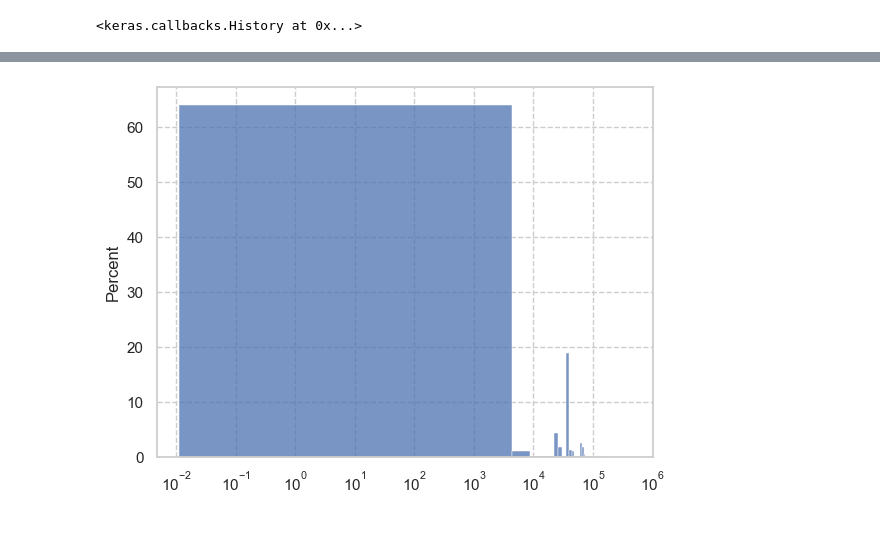
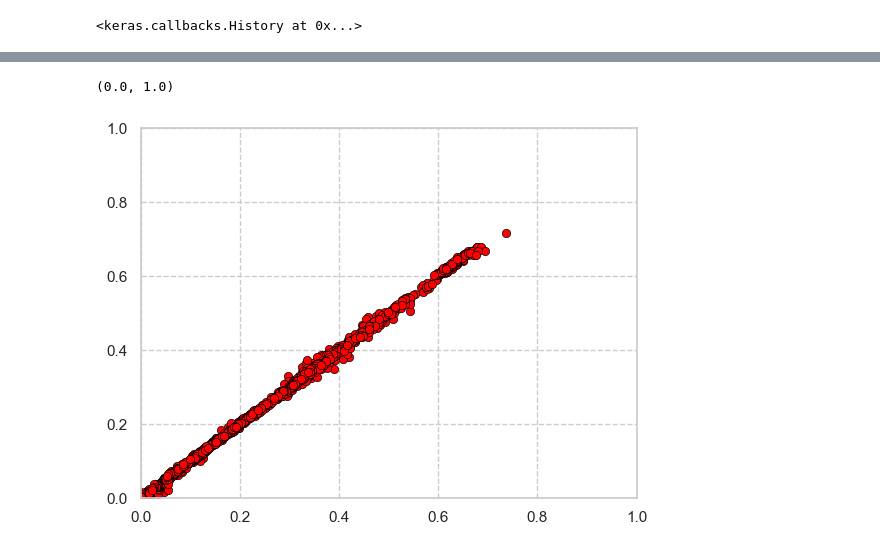
Before and after one commit to jinbeomjeong/forecast_pile_driver_load, a Jupyter notebook: create_forecast_model.ipynb, the cells around one changed output, grey strips where cells are left out. Drawn from its saved outputs; the diff is of its cells as text; code cells hidden in the pictures.

```diff
--- a/create_forecast_model.ipynb
+++ b/create_forecast_model.ipynb
@@ -288,6 +249,8 @@ plt.yscale('log')
-# %%
-sns.histplot(error, stat='percent')
-
-plt.xscale('log')
-# %% [output]
-[figure, removed]
+# %%
+sns.scatterplot(x=val_target, y=val_pred, color='red', edgecolor='black')
+
+plt.xlim(0, 1)
+plt.ylim(0, 1)
+# %% [output]
+(0.0, 1.0)
+[figure, added]
```
Also changed, not shown: parts of 58 cells of this notebook, 3 other files.
